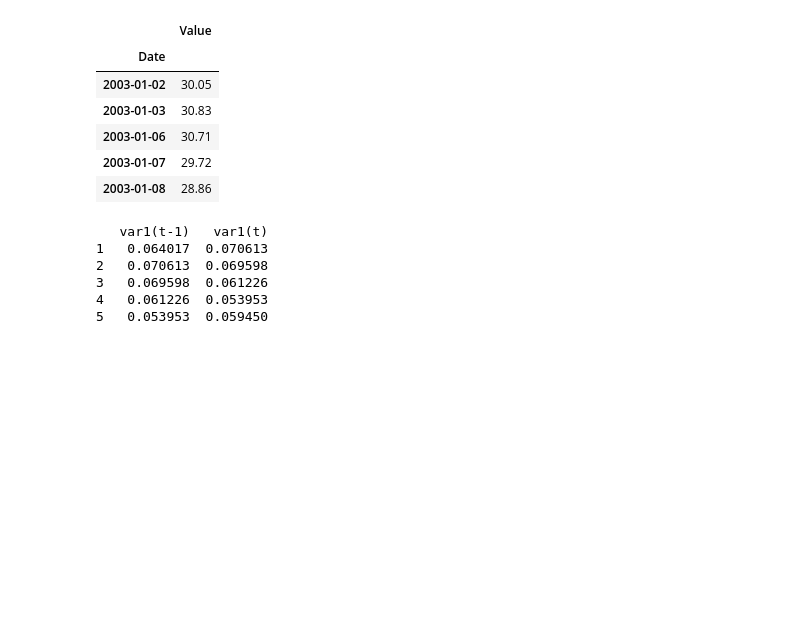
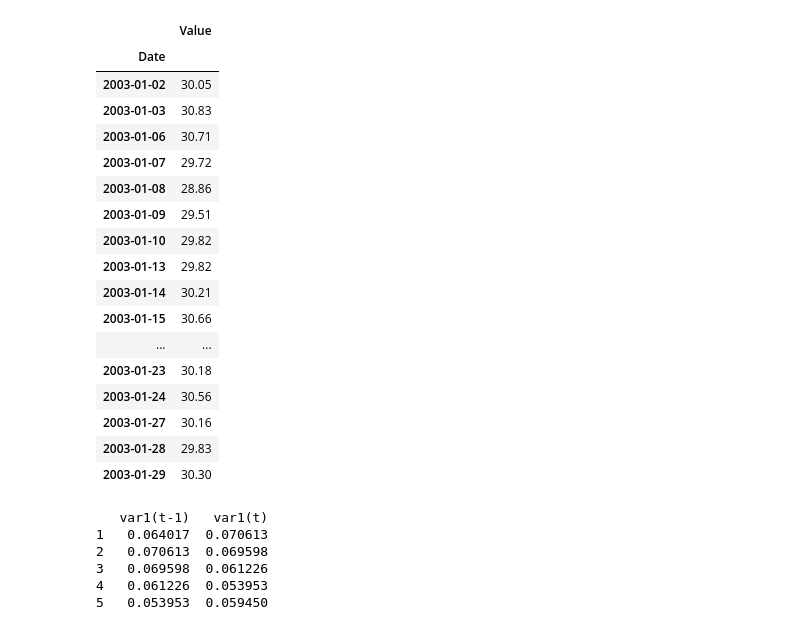
Before and after one commit to pszkilnyk/skittles, a Jupyter notebook: O1.ipynb, the cells around one changed output. Saved outputs shown, nothing was run; the diff lists cells and outputs as text; code cells hidden in the pictures; blank space fills up the shorter version.

```diff
--- a/O1.ipynb
+++ b/O1.ipynb
@@ -1,17 +1,28 @@
 # %%
 # LSTM for OPEC
 import quandl
 quandl.ApiConfig.api_key="Mev5v8Rr-58sWDopyvgh"
 mydata = quandl.get("OPEC/ORB-OPEC")
-mydata.head()
+mydata.head(20)
 # %% [output]
 |  | Value |
 | Date |  |
 | 2003-01-02 | 30.05 |
 | 2003-01-03 | 30.83 |
 | 2003-01-06 | 30.71 |
 | 2003-01-07 | 29.72 |
 | 2003-01-08 | 28.86 |
+| 2003-01-09 | 29.51 |
+| 2003-01-10 | 29.82 |
+| 2003-01-13 | 29.82 |
+| 2003-01-14 | 30.21 |
+| 2003-01-15 | 30.66 |
+| ... | ... |
+| 2003-01-23 | 30.18 |
+| 2003-01-24 | 30.56 |
+| 2003-01-27 | 30.16 |
+| 2003-01-28 | 29.83 |
+| 2003-01-29 | 30.30 |
 # %%
 from math import sqrt
 from numpy import concatenate
```
Also changed, not shown: parts of 4 cells of this notebook, 3 other files.
